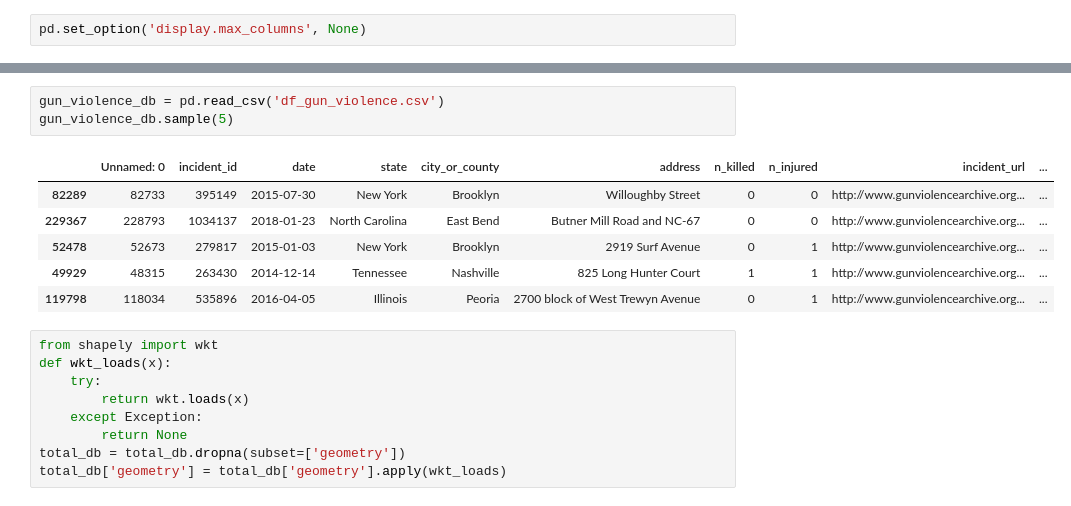
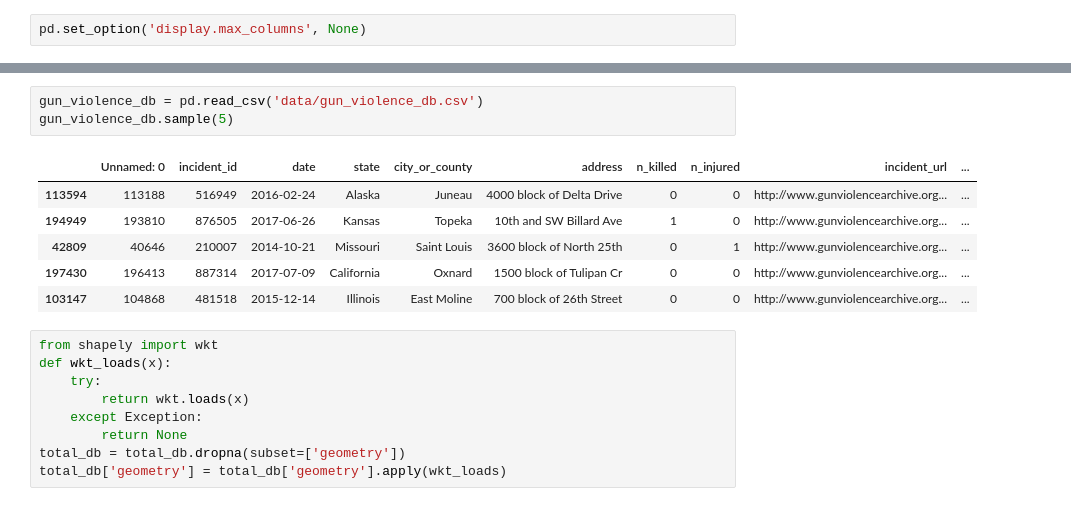
Before and after one commit to eleroux46/gun_violence, a Jupyter notebook: rendu_final/2_stat_des_consequences.ipynb, the cells around one changed output, grey strips where cells are left out. Cells and saved outputs as stored; diff of their text form.

```diff
--- a/rendu_final/2_stat_des_consequences.ipynb
+++ b/rendu_final/2_stat_des_consequences.ipynb
@@ -26,13 +26,13 @@ total_db.sample(5)
 # %%
-gun_violence_db = pd.read_csv('df_gun_violence.csv')
+gun_violence_db = pd.read_csv('data/gun_violence_db.csv')
 gun_violence_db.sample(5)
 # %% [output]
 |  | Unnamed: 0 | incident_id | date | state | city_or_county | address | n_killed | n_injured | incident_url | ... |
-| 82289 | 82733 | 395149 | 2015-07-30 | New York | Brooklyn | Willoughby Street | 0 | 0 | http://www.gunviolencearchive.org... | ... |
-| 229367 | 228793 | 1034137 | 2018-01-23 | North Carolina | East Bend | Butner Mill Road and NC-67 | 0 | 0 | http://www.gunviolencearchive.org... | ... |
-| 52478 | 52673 | 279817 | 2015-01-03 | New York | Brooklyn | 2919 Surf Avenue | 0 | 1 | http://www.gunviolencearchive.org... | ... |
-| 49929 | 48315 | 263430 | 2014-12-14 | Tennessee | Nashville | 825 Long Hunter Court | 1 | 1 | http://www.gunviolencearchive.org... | ... |
-| 119798 | 118034 | 535896 | 2016-04-05 | Illinois | Peoria | 2700 block of West Trewyn Avenue | 0 | 1 | http://www.gunviolencearchive.org... | ... |
+| 113594 | 113188 | 516949 | 2016-02-24 | Alaska | Juneau | 4000 block of Delta Drive | 0 | 0 | http://www.gunviolencearchive.org... | ... |
+| 194949 | 193810 | 876505 | 2017-06-26 | Kansas | Topeka | 10th and SW Billard Ave | 1 | 0 | http://www.gunviolencearchive.org... | ... |
+| 42809 | 40646 | 210007 | 2014-10-21 | Missouri | Saint Louis | 3600 block of North 25th | 0 | 1 | http://www.gunviolencearchive.org... | ... |
+| 197430 | 196413 | 887314 | 2017-07-09 | California | Oxnard | 1500 block of Tulipan Cr | 0 | 0 | http://www.gunviolencearchive.org... | ... |
+| 103147 | 104868 | 481518 | 2015-12-14 | Illinois | East Moline | 700 block of 26th Street | 0 | 0 | http://www.gunviolencearchive.org... | ... |
 # %%
 from shapely import wkt
 def wkt_loads(x):
```
Also changed, not shown: parts of 1 cell of this notebook, 2 other files.
